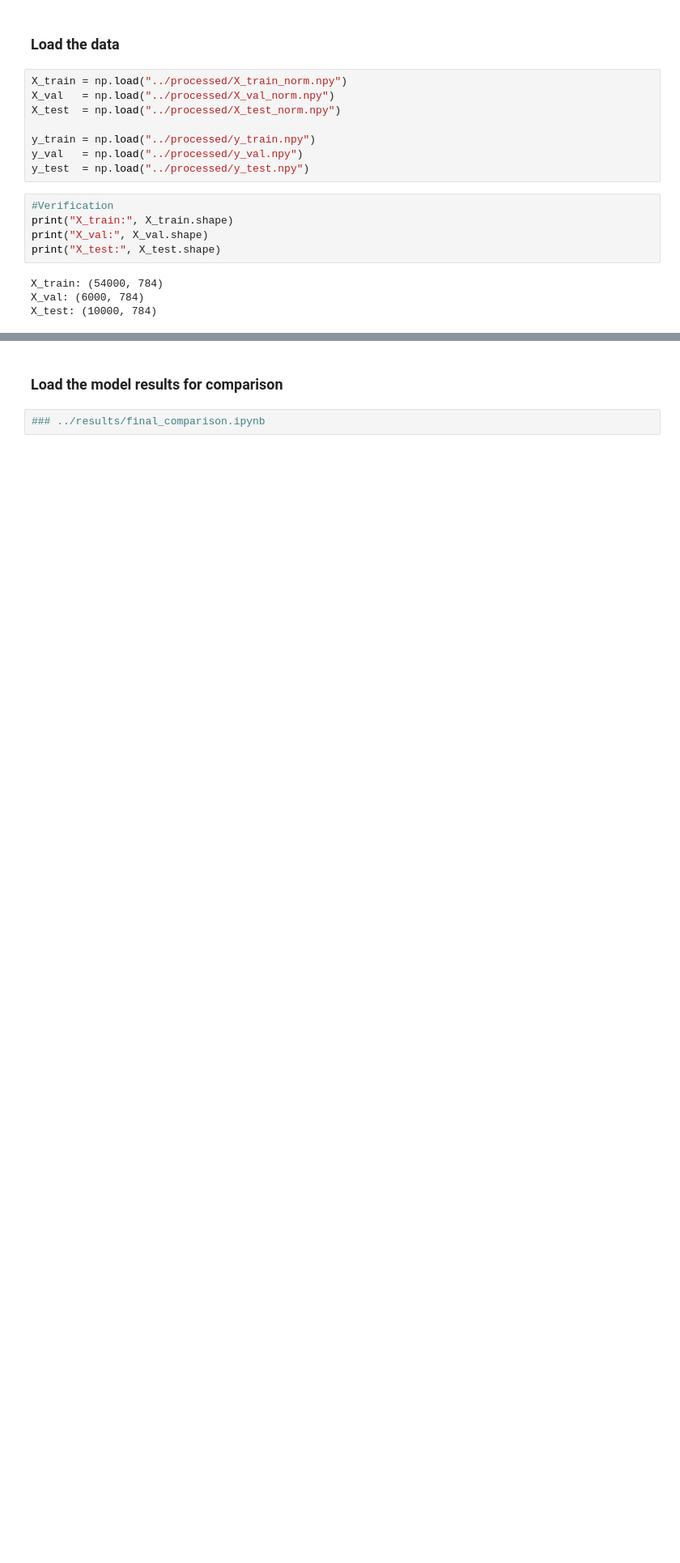
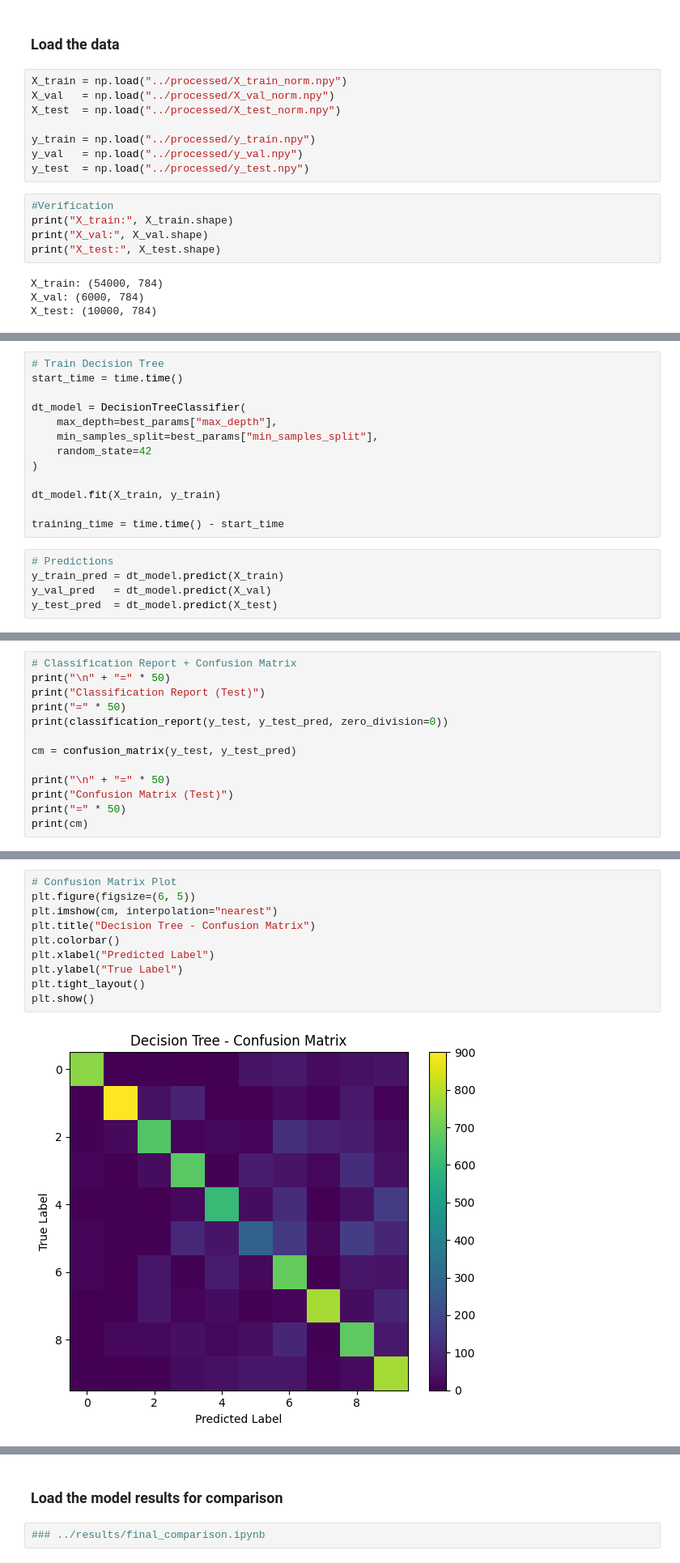
Before and after one commit to leyla-louache/mnist-project, a Jupyter notebook: notebooks/01_decision_tree.ipynb, the cells around one changed output, grey strips where cells are left out. Shown at 81% size. Drawn from its saved outputs; the diff is of its cells as text; blank space fills up the shorter version.

Commit message:
adding the decision Tree

```diff
--- a/notebooks/01_decision_tree.ipynb
+++ b/notebooks/01_decision_tree.ipynb
@@ -28,0 +44,18 @@ X_test: (10000, 784)
+# %%
+# Train Decision Tree
+start_time = time.time()
+
+dt_model = DecisionTreeClassifier(
+    max_depth=best_params["max_depth"],
+    min_samples_split=best_params["min_samples_split"],
+    random_state=42
+)
+
+dt_model.fit(X_train, y_train)
+
+training_time = time.time() - start_time
+# %%
+# Predictions
+y_train_pred = dt_model.predict(X_train)
+y_val_pred   = dt_model.predict(X_val)
+y_test_pred  = dt_model.predict(X_test)
@@ -28,0 +113,13 @@ X_test: (10000, 784)
+# %%
+# Classification Report + Confusion Matrix
+print("\n" + "=" * 50)
+print("Classification Report (Test)")
+print("=" * 50)
+print(classification_report(y_test, y_test_pred, zero_division=0))
+
+cm = confusion_matrix(y_test, y_test_pred)
+
+print("\n" + "=" * 50)
+print("Confusion Matrix (Test)")
+print("=" * 50)
+print(cm)
@@ -28,0 +144,12 @@ X_test: (10000, 784)
+# %%
+# Confusion Matrix Plot
+plt.figure(figsize=(6, 5))
+plt.imshow(cm, interpolation="nearest")
+plt.title("Decision Tree - Confusion Matrix")
+plt.colorbar()
+plt.xlabel("Predicted Label")
+plt.ylabel("True Label")
+plt.tight_layout()
+plt.show()
+# %% [output]
+[figure, added]
```
Also changed, not shown: parts of 6 cells of this notebook, 3 other files.
